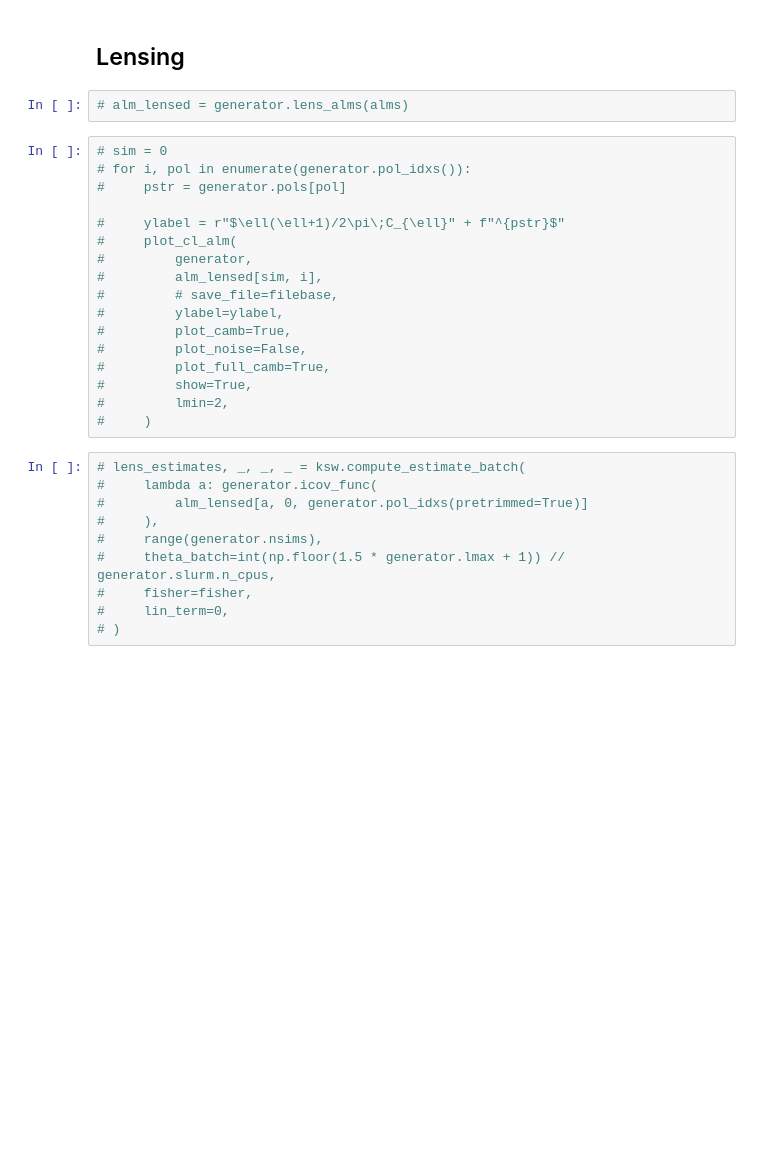
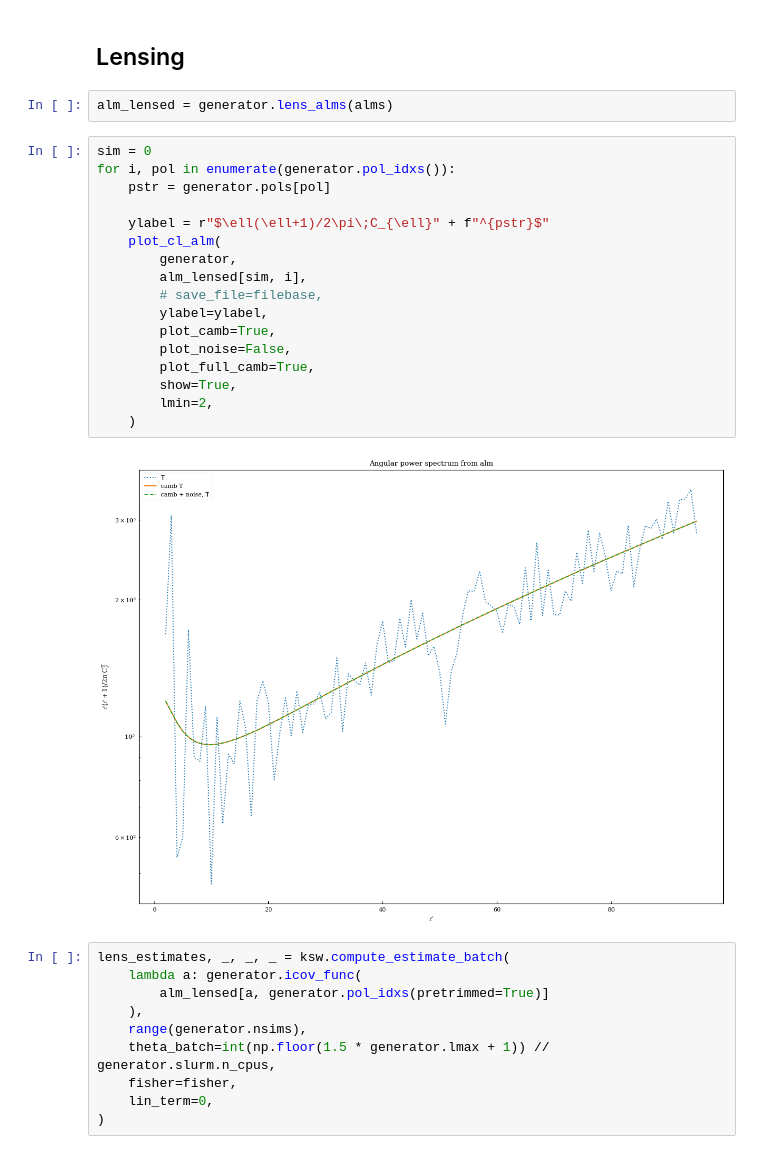
Before and after one commit to JBrandonS/MLPNG, a Jupyter notebook: notebooks/simulator.ipynb, the cells around one changed output. Cells and saved outputs as stored; diff of their text form; blank space fills up the shorter version.

```diff
--- a/notebooks/simulator.ipynb
+++ b/notebooks/simulator.ipynb
@@ -273,32 +301,34 @@ plot_histogram(fnls_flat, estimates, show=True)
 # %% [markdown]
 ## Lensing
 # %%
-# alm_lensed = generator.lens_alms(alms)
+alm_lensed = generator.lens_alms(alms)
 # %%
-# sim = 0
-# for i, pol in enumerate(generator.pol_idxs()):
-#     pstr = generator.pols[pol]
+sim = 0
+for i, pol in enumerate(generator.pol_idxs()):
+    pstr = generator.pols[pol]
 
-#     ylabel = r"$\ell(\ell+1)/2\pi\;C_{\ell}" + f"^{pstr}$"
-#     plot_cl_alm(
-#         generator,
-#         alm_lensed[sim, i],
-#         # save_file=filebase,
-#         ylabel=ylabel,
-#         plot_camb=True,
-#         plot_noise=False,
-#         plot_full_camb=True,
-#         show=True,
-#         lmin=2,
-#     )
+    ylabel = r"$\ell(\ell+1)/2\pi\;C_{\ell}" + f"^{pstr}$"
+    plot_cl_alm(
+        generator,
+        alm_lensed[sim, i],
+        # save_file=filebase,
+        ylabel=ylabel,
+        plot_camb=True,
+        plot_noise=False,
+        plot_full_camb=True,
+        show=True,
+        lmin=2,
+    )
+# %% [output]
+[figure, added]
 # %%
-# lens_estimates, _, _, _ = ksw.compute_estimate_batch(
-#     lambda a: generator.icov_func(
-#         alm_lensed[a, 0, generator.pol_idxs(pretrimmed=True)]
-#     ),
-#     range(generator.nsims),
-#     theta_batch=int(np.floor(1.5 * generator.lmax + 1)) // generator.slurm.n_cpus,
-#     fisher=fisher,
-#     lin_term=0,
-# )
+lens_estimates, _, _, _ = ksw.compute_estimate_batch(
+    lambda a: generator.icov_func(
+        alm_lensed[a, generator.pol_idxs(pretrimmed=True)]
+    ),
+    range(generator.nsims),
+    theta_batch=int(np.floor(1.5 * generator.lmax + 1)) // generator.slurm.n_cpus,
+    fisher=fisher,
+    lin_term=0,
+)
 # %%
```
Also changed, not shown: parts of 10 cells of this notebook, 2 other files.
